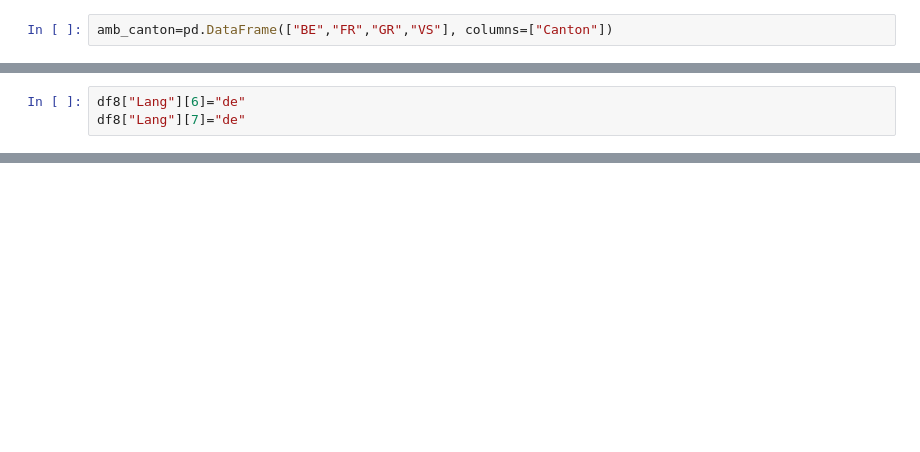
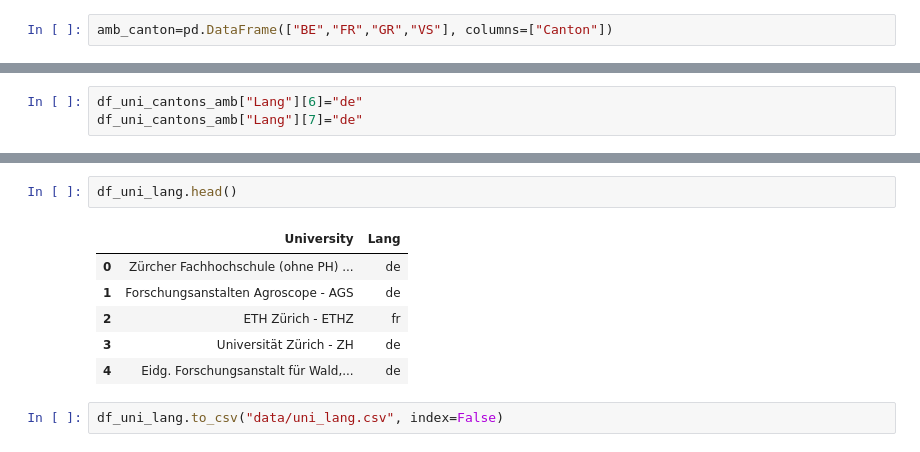
Before and after one commit to amirsh/ada-ana, a Jupyter notebook: HW3-notebooks/HW3-Bonus.ipynb, the cells around one changed output, grey strips where cells are left out. Drawn from its saved outputs; the diff is of its cells as text; blank space fills up the shorter version.

```diff
--- a/HW3-notebooks/HW3-Bonus.ipynb
+++ b/HW3-notebooks/HW3-Bonus.ipynb
@@ -225,3 +58,3 @@ df8
 # %%
-df8["Lang"][6]="de"
-df8["Lang"][7]="de"
+df_uni_cantons_amb["Lang"][6]="de"
+df_uni_cantons_amb["Lang"][7]="de"
@@ -269,0 +128,11 @@ ddd
+# %%
+df_uni_lang.head()
+# %% [output]
+|  | University | Lang |
+| 0 | Zürcher Fachhochschule (ohne PH) ... | de |
+| 1 | Forschungsanstalten Agroscope - AGS | de |
+| 2 | ETH Zürich - ETHZ | fr |
+| 3 | Universität Zürich - ZH | de |
+| 4 | Eidg. Forschungsanstalt für Wald,... | de |
+# %%
+df_uni_lang.to_csv("data/uni_lang.csv", index=False)
```
Also changed, not shown: parts of 32 cells of this notebook, 2 other files.
